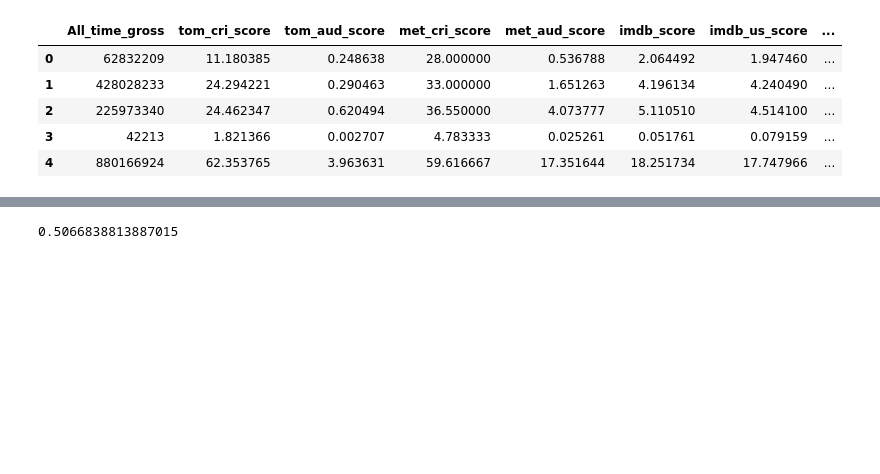
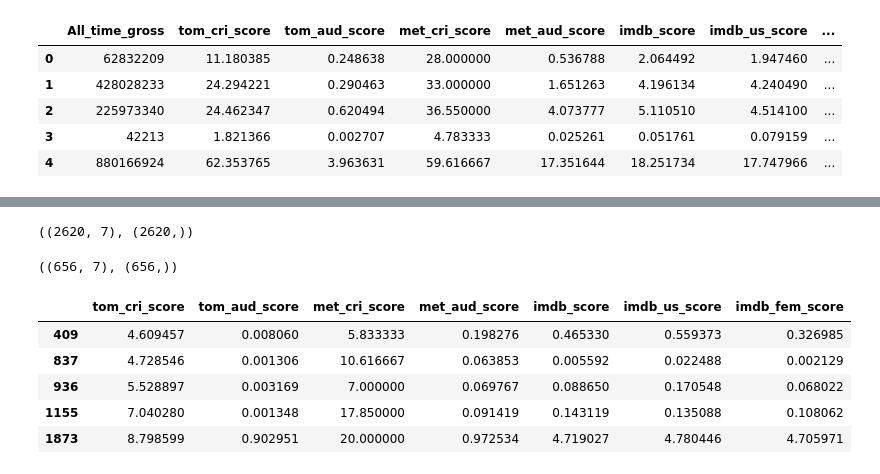
Before and after one commit to AminKafka/Movie-Boxoffice-Prediction-With-Critics-Votes, a Jupyter notebook: notebooks/Pre-processing.ipynb, the cells around one changed output, grey strips where cells are left out. Saved outputs shown, nothing was run; the diff lists cells and outputs as text; code cells hidden in the pictures; blank space fills up the shorter version.

```diff
--- a/notebooks/Pre-processing.ipynb
+++ b/notebooks/Pre-processing.ipynb
@@ -32,5 +40,3 @@ movie_score.describe().T
 | imdb_score | 3276.0 | 2.382261e+00 | 5.223244e+00 | 0.0 | 0.102347 | 4.957343e-01 | 2.258575e+00 | 8.800000e+01 |
 | imdb_us_score | 3276.0 | 2.512044e+00 | 5.139497e+00 | 0.0 | 0.137849 | 5.819906e-01 | 2.478241e+00 | 8.700000e+01 |
 | imdb_fem_score | 3276.0 | 2.682522e+00 | 5.538160e+00 | 0.0 | 0.119661 | 5.900872e-01 | 2.615517e+00 | 8.600000e+01 |
-# %%
-critics_score = movie_score[['All_time_gross','tom_cri_score','met_cri_score']]
@@ -99,4 +43,27 @@ mean_absolute_error(y_test_aud,y_pred_aud)
-# %%
-r2_score(y_test_aud,y_pred_aud)
-# %% [output]
-0.5066838813887015
+# %%
+#Save the class of the movies as movie_class then drop it from the data
+
+movie_class = movie_score['class']
+movie_score.drop(columns='class',inplace=True)
+# %%
+#split the data to train/test set. 80% train and 20% test.
+X_train, X_test, y_train, y_test = train_test_split(movie_score.drop(columns='All_time_gross'),
+                                                    critics_score.All_time_gross, test_size=0.2,
+                                                    random_state=47)
+# %%
+X_train.shape,y_train.shape
+# %% [output]
+((2620, 7), (2620,))
+# %%
+X_test.shape,y_test.shape
+# %% [output]
+((656, 7), (656,))
+# %%
+X_train.head()
+# %% [output]
+|  | tom_cri_score | tom_aud_score | met_cri_score | met_aud_score | imdb_score | imdb_us_score | imdb_fem_score |
+| 409 | 4.609457 | 0.008060 | 5.833333 | 0.198276 | 0.465330 | 0.559373 | 0.326985 |
+| 837 | 4.728546 | 0.001306 | 10.616667 | 0.063853 | 0.005592 | 0.022488 | 0.002129 |
+| 936 | 5.528897 | 0.003169 | 7.000000 | 0.069767 | 0.088650 | 0.170548 | 0.068022 |
+| 1155 | 7.040280 | 0.001348 | 17.850000 | 0.091419 | 0.143119 | 0.135088 | 0.108062 |
+| 1873 | 8.798599 | 0.902951 | 20.000000 | 0.972534 | 4.719027 | 4.780446 | 4.705971 |
```
Also changed, not shown: parts of 82 cells of this notebook.
